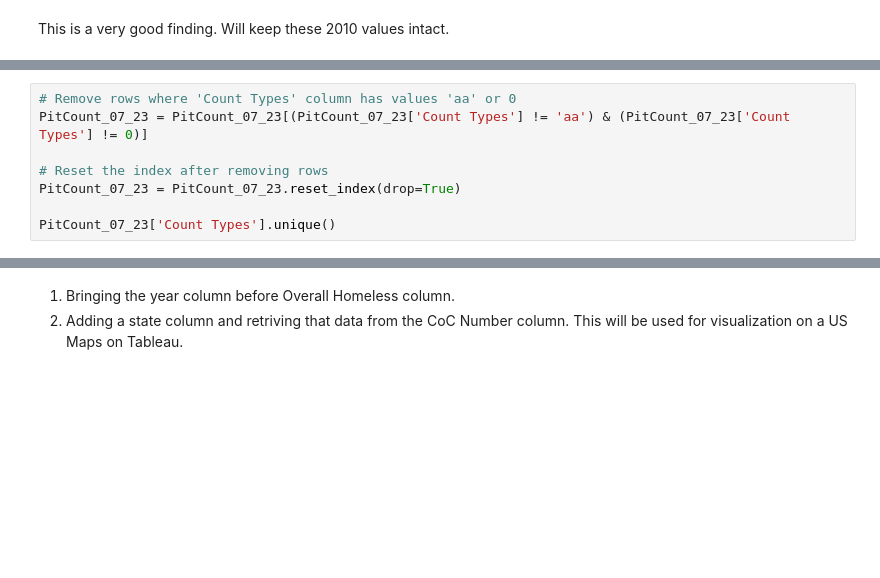
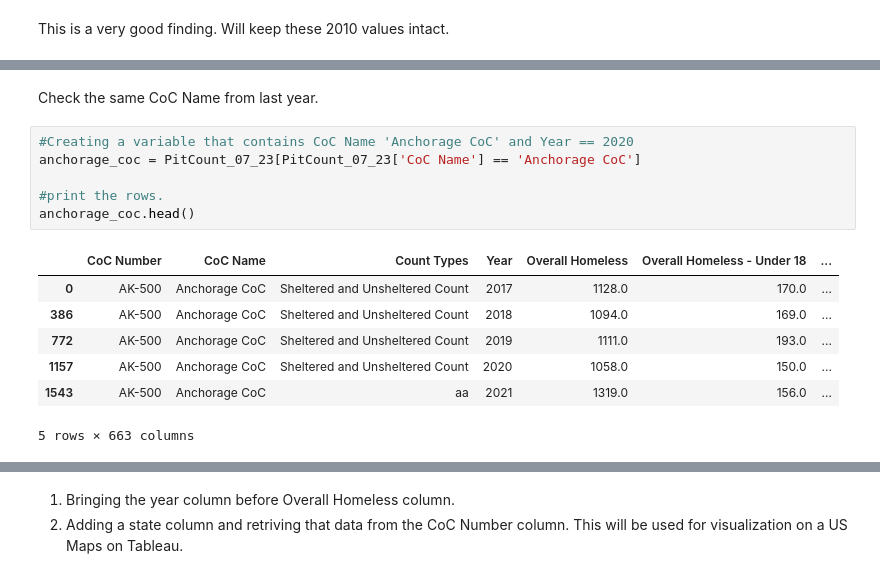
Before and after one commit to SinghNavnoor/homelessness_PIT_count_analysis, a Jupyter notebook: homeless_analysis.ipynb, the cells around one changed output, grey strips where cells are left out. Drawn from its saved outputs; the diff is of its cells as text; blank space fills up the shorter version.

```diff
--- a/homeless_analysis.ipynb
+++ b/homeless_analysis.ipynb
@@ -973,8 +975,0 @@ Drop rows where Count Type =
-# %%
-# Remove rows where 'Count Types' column has values 'aa' or 0
-PitCount_07_23 = PitCount_07_23[(PitCount_07_23['Count Types'] != 'aa') & (PitCount_07_23['Count Types'] != 0)]
-
-# Reset the index after removing rows
-PitCount_07_23 = PitCount_07_23.reset_index(drop=True)
-
-PitCount_07_23['Count Types'].unique()
@@ -984,0 +986,16 @@ array(['Sheltered and Unsheltered Count', nan, 'Sheltered-Only Count',
+# %% [markdown]
+Check the same CoC Name from last year.
+# %%
+#Creating a variable that contains CoC Name 'Anchorage CoC' and Year == 2020
+anchorage_coc = PitCount_07_23[PitCount_07_23['CoC Name'] == 'Anchorage CoC']
+
+#print the rows.
+anchorage_coc.head()
+# %% [output]
+|  | CoC Number | CoC Name | Count Types | Year | Overall Homeless | Overall Homeless - Under 18 | ... |
+| 0 | AK-500 | Anchorage CoC | Sheltered and Unsheltered Count | 2017 | 1128.0 | 170.0 | ... |
+| 386 | AK-500 | Anchorage CoC | Sheltered and Unsheltered Count | 2018 | 1094.0 | 169.0 | ... |
+| 772 | AK-500 | Anchorage CoC | Sheltered and Unsheltered Count | 2019 | 1111.0 | 193.0 | ... |
+| 1157 | AK-500 | Anchorage CoC | Sheltered and Unsheltered Count | 2020 | 1058.0 | 150.0 | ... |
+| 1543 | AK-500 | Anchorage CoC | aa | 2021 | 1319.0 | 156.0 | ... |
+5 rows × 663 columns
```
Also changed, not shown: parts of 36 cells of this notebook, 1 other file.
